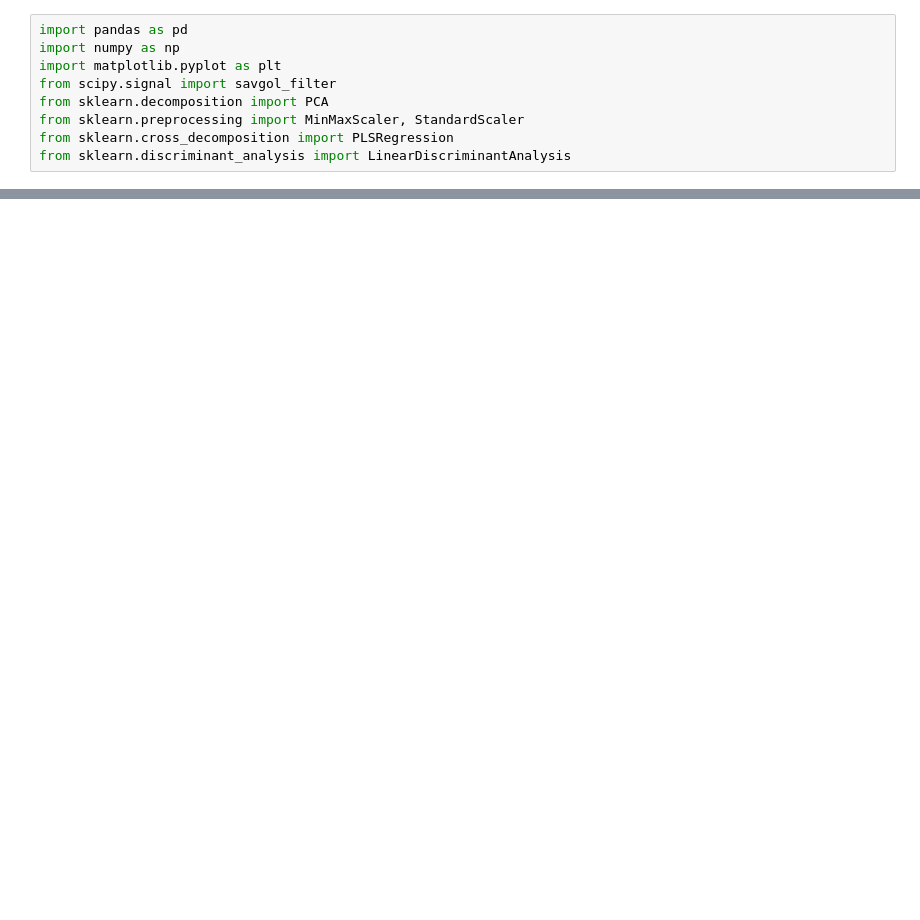
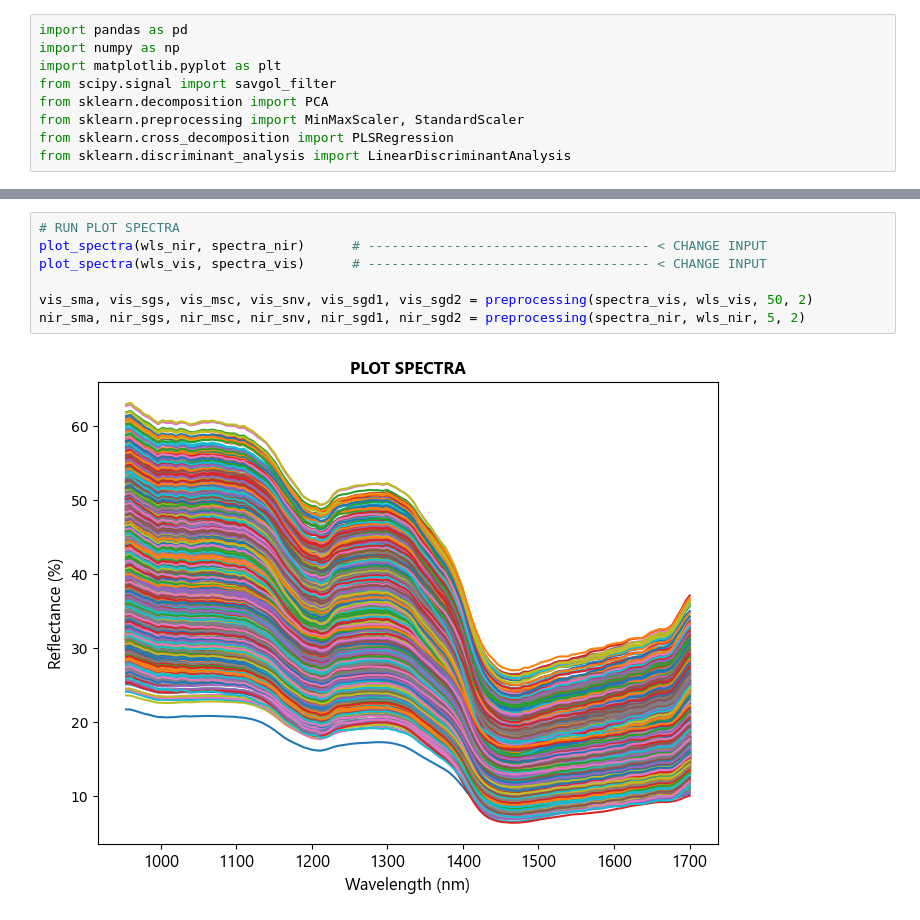
Before and after one commit to agdhr/ML_NIRS, a Jupyter notebook: project3.ipynb, the cells around one changed output, grey strips where cells are left out. Cells and saved outputs as stored; diff of their text form; blank space fills up the shorter version.

```diff
--- a/project3.ipynb
+++ b/project3.ipynb
@@ -458,0 +703,9 @@ def pca_score_plot(input_spectra, wavelengths, num_comps, explained_variance, la
+# %%
+# RUN PLOT SPECTRA
+plot_spectra(wls_nir, spectra_nir)      # ------------------------------------ < CHANGE INPUT
+plot_spectra(wls_vis, spectra_vis)      # ------------------------------------ < CHANGE INPUT
+
+vis_sma, vis_sgs, vis_msc, vis_snv, vis_sgd1, vis_sgd2 = preprocessing(spectra_vis, wls_vis, 50, 2)
+nir_sma, nir_sgs, nir_msc, nir_snv, nir_sgd1, nir_sgd2 = preprocessing(spectra_nir, wls_nir, 5, 2)
+# %% [output]
+[figure, added]
```
Also changed, not shown: parts of 19 cells of this notebook.
